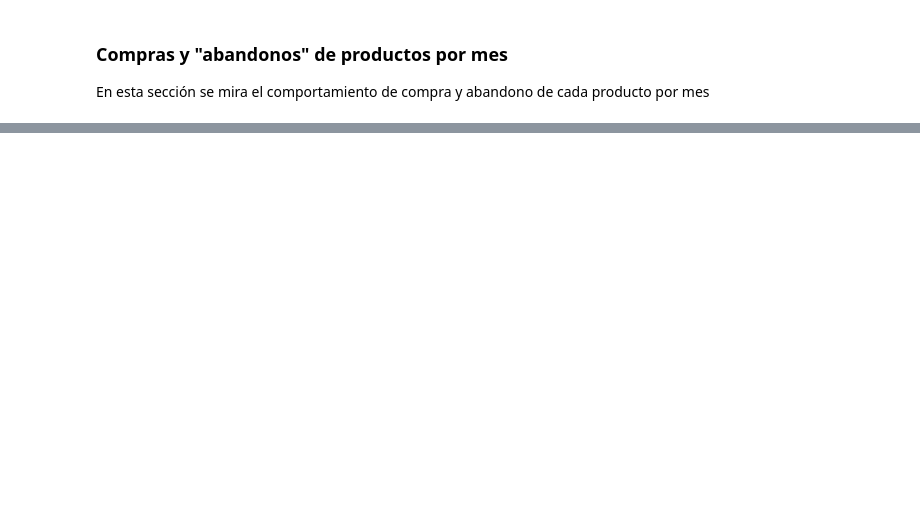
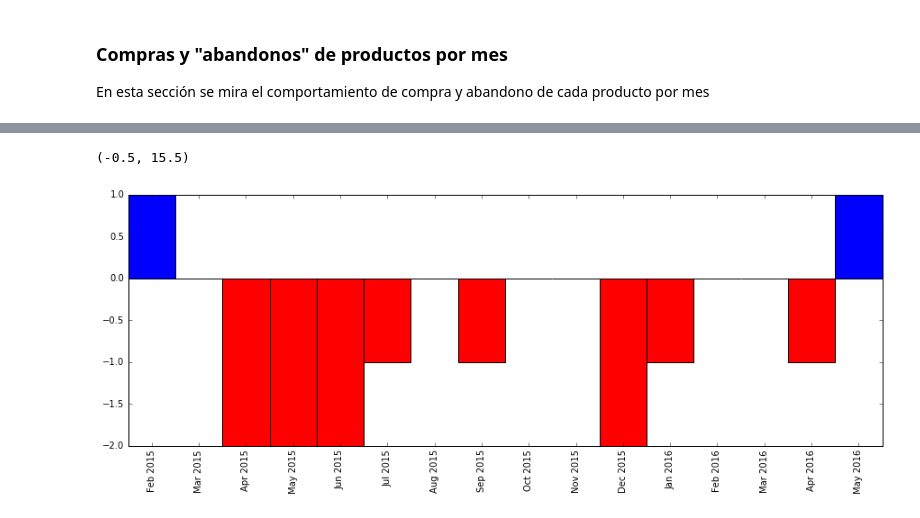
Before and after one commit to sergioml/degree_project, a Jupyter notebook: keep_working_part5.ipynb, the cells around one changed output, grey strips where cells are left out. Saved outputs shown, nothing was run; the diff lists cells and outputs as text; code cells hidden in the pictures; blank space fills up the shorter version.

```diff
--- a/keep_working_part5.ipynb
+++ b/keep_working_part5.ipynb
@@ -94,0 +107,11 @@ df_b = df_b.set_index('fecha_dato')
+# %%
+plt.figure(figsize=(15, 5))
+plt.bar(np.arange(len(df_b.iloc[:, 0].values)), df_b.iloc[:, 0].values,
+        color=list(map(lambda x: 'r' if x < 0 else 'b', df_b.iloc[:, 0].values)),
+       width=1, align='center')
+plt.xticks(np.arange(len(dates)-1), dates[1:], rotation=90)
+plt.xlim(-0.5,15.5)
+#plt.xticks(np.arange(len(dates)), dates, rotation=90, ha='righ');
+# %% [output]
+(-0.5, 15.5)
+[figure, added]
```
Also changed, not shown: parts of 12 cells of this notebook.
